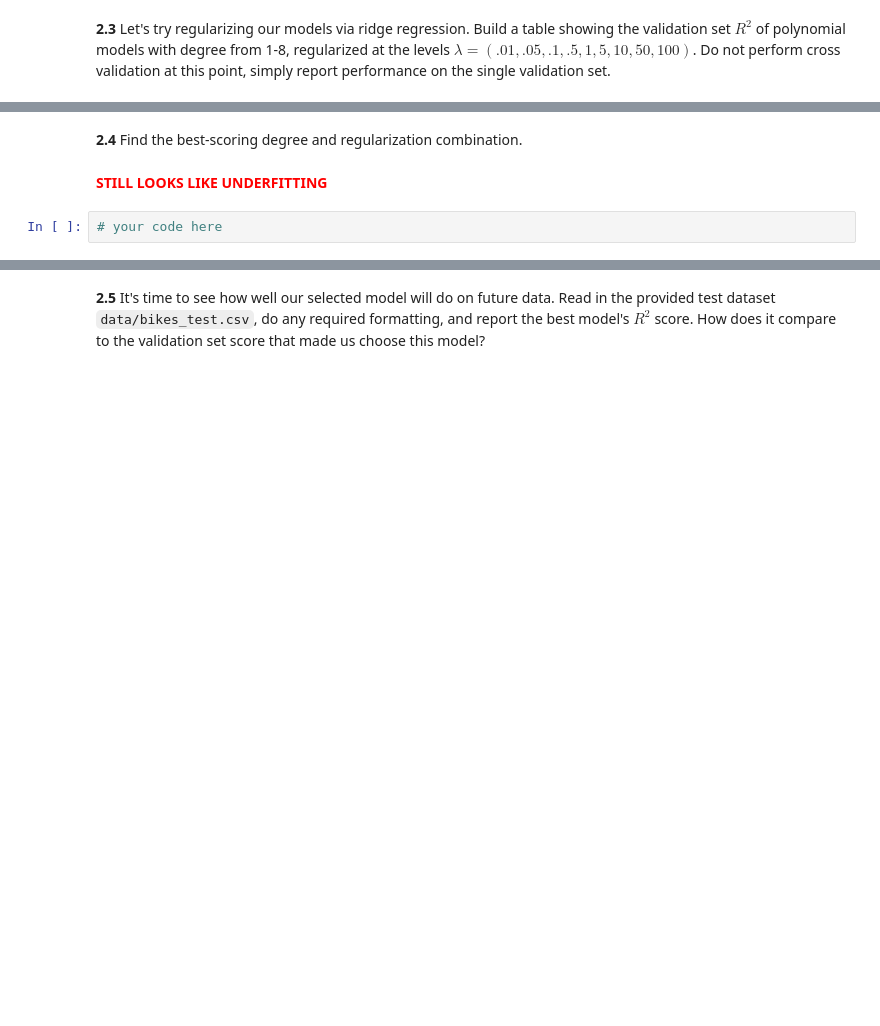
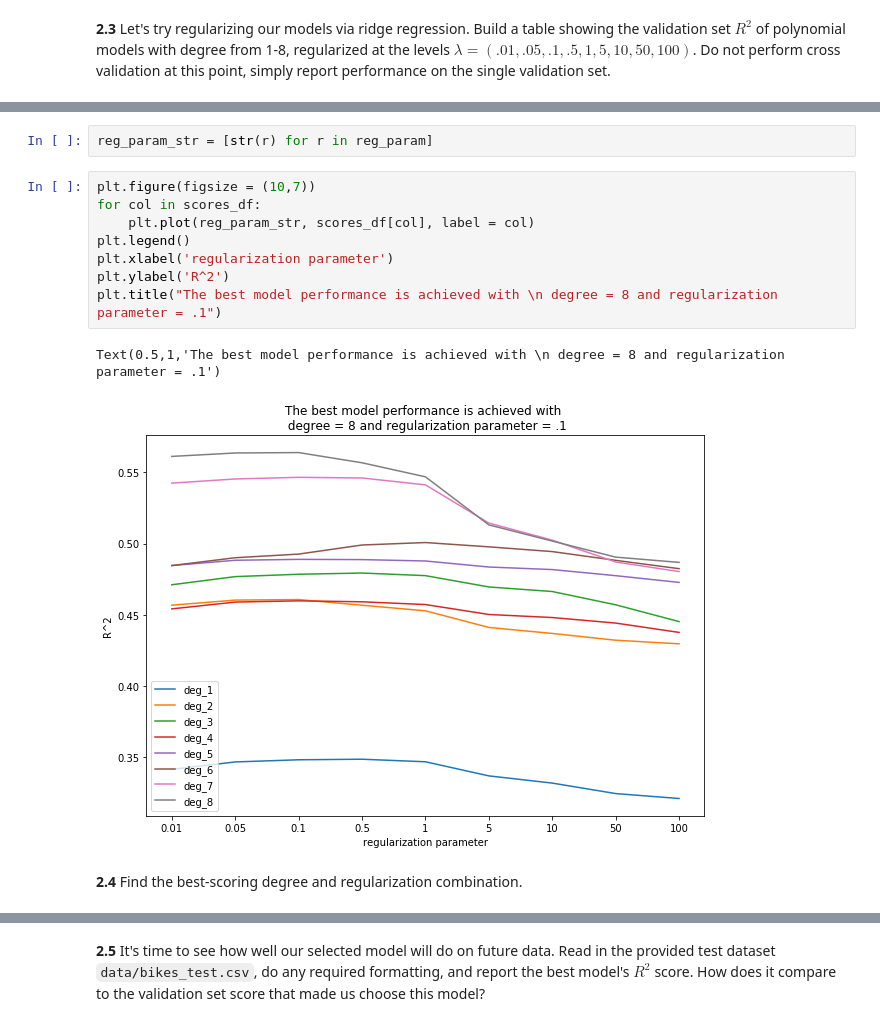
Before and after one commit to JoshFeldman95/2018-CS109A, a Jupyter notebook: content/homework/hw4/cs109a_hw4_109/cs109a_hw4_109.ipynb, the cells around one changed output, grey strips where cells are left out. Saved outputs shown, nothing was run; the diff lists cells and outputs as text; blank space fills up the shorter version.

```diff
--- a/content/homework/hw4/cs109a_hw4_109/cs109a_hw4_109.ipynb
+++ b/content/homework/hw4/cs109a_hw4_109/cs109a_hw4_109.ipynb
@@ -422,6 +399,15 @@ scores_df
+# %%
+reg_param_str = [str(r) for r in reg_param]
+# %%
+plt.figure(figsize = (10,7))
+for col in scores_df:
+    plt.plot(reg_param_str, scores_df[col], label = col)
+plt.legend()
+plt.xlabel('regularization parameter')
+plt.ylabel('R^2')
+plt.title("The best model performance is achieved with \n degree = 8 and regularization parameter = .1")
+# %% [output]
+Text(0.5,1,'The best model performance is achieved with \n degree = 8 and regularization parameter = .1')
+[figure, added]
 # %% [markdown]
 **2.4** Find the best-scoring degree and regularization combination.
-# %% [markdown]
-<font color = 'red'> **STILL LOOKS LIKE UNDERFITTING**
-# %%
-# your code here
```
Also changed, not shown: parts of 22 cells of this notebook, 2 other files.
